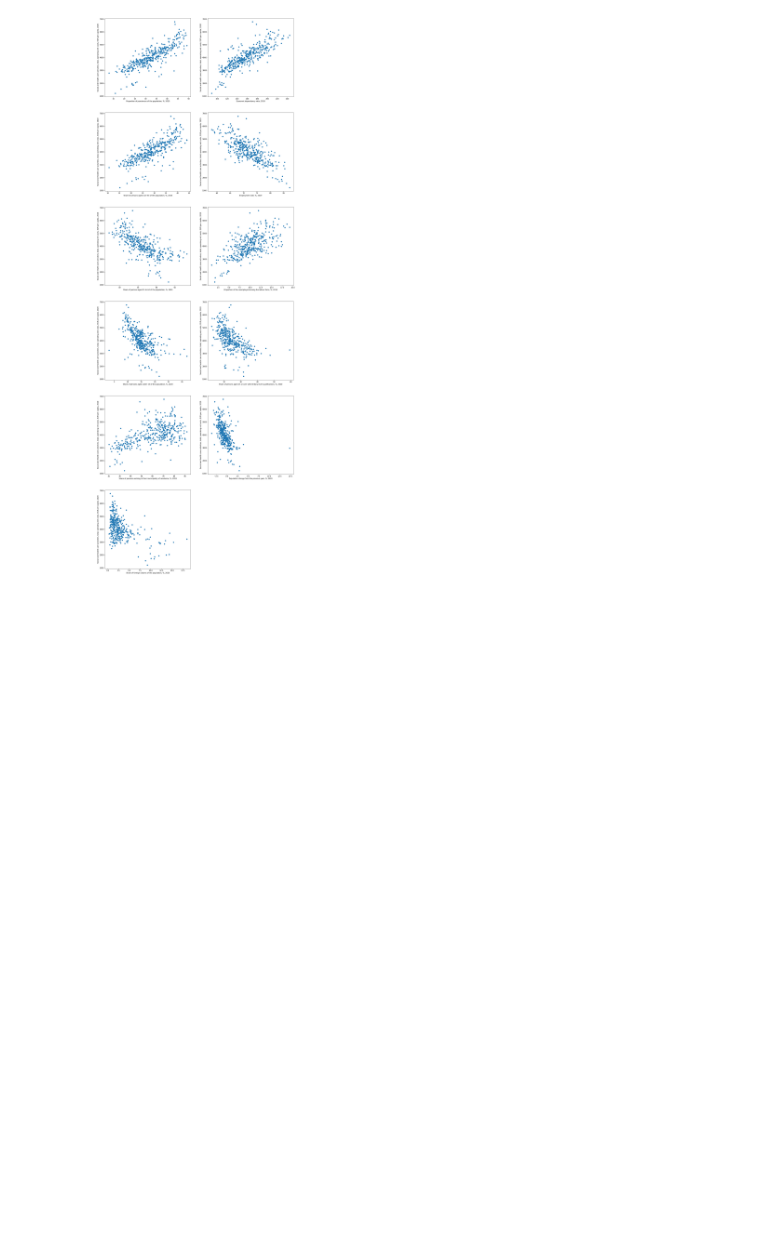
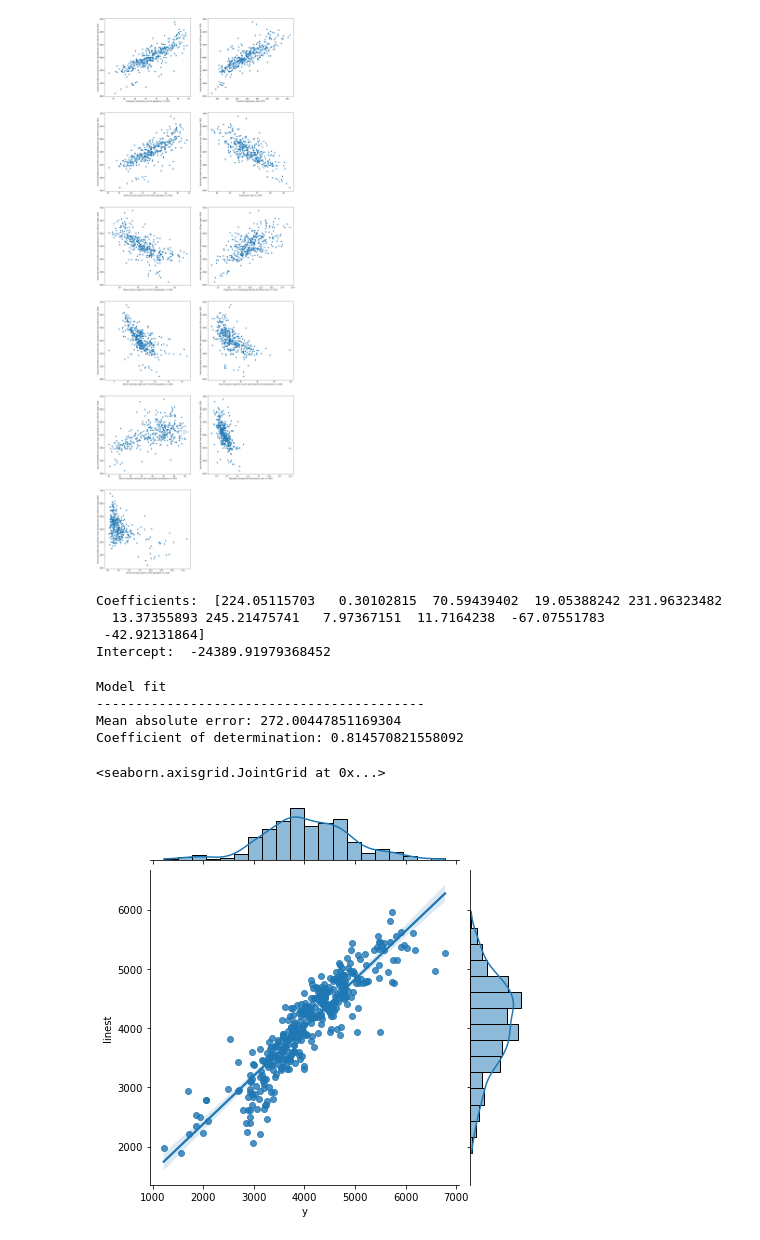
Before and after one commit to lauripe/data-analytics, a Jupyter notebook: src/assingment4/a4-part1.ipynb, the cells around one changed output. Drawn from its saved outputs; the diff is of its cells as text; code cells hidden in the pictures; blank space fills up the shorter version.

```diff
--- a/src/assingment4/a4-part1.ipynb
+++ b/src/assingment4/a4-part1.ipynb
@@ -64,3 +65,55 @@ for i, x_name in enumerate(x_names):
     plt.ylabel(y_name)
 # %% [output]
 [figure]
+# %%
+# Check if any target variables are NaN
+np.isnan(y).sum()
+
+# Create a vector holding the index of valid records
+keep = y[np.isnan(y)==False].index
+
+# Remove the non-valid records from x and y datasets
+x = x.filter(items = keep, axis=0)
+y = y.filter(items = keep)
+
+# Fit linear regression model
+model = LinearRegression().fit(x, y)
+
+# Print coefficents and intercept
+print('Coefficients: ', model.coef_)
+print('Intercept: ', model.intercept_)
+# %% [output]
+Coefficients:  [224.05115703   0.30102815  70.59439402  19.05388242 231.96323482
+  13.37355893 245.21475741   7.97367151  11.7164238  -67.07551783
+ -42.92131864]
+Intercept:  -24389.91979368452
+# %%
+# Apply the model
+linest = model.predict(x)
+# %%
+# Score the model
+from sklearn.metrics import mean_absolute_error
+
+mae = (mean_absolute_error(y, linest))
+r2 = model.score(x, y)
+
+print('Model fit')
+print('------------------------------------------')
+print('Mean absolute error: {}'.format(mae))
+print('Coefficient of determination: {}'.format(r2))
+# %% [output]
+Model fit
+------------------------------------------
+Mean absolute error: 272.00447851169304
+Coefficient of determination: 0.814570821558092
+# %%
+# Plot prediction vs actuals
+import seaborn as sns
+test = pd.DataFrame()
+test['y'] = y
+test['linest'] = linest
+
+sns.jointplot(data=test, x = 'y', y = 'linest', kind = 'reg')
+# %% [output]
+<seaborn.axisgrid.JointGrid at 0x...>
+[figure, added]
```
Also changed, not shown: parts of 8 cells of this notebook, 1 other file.
